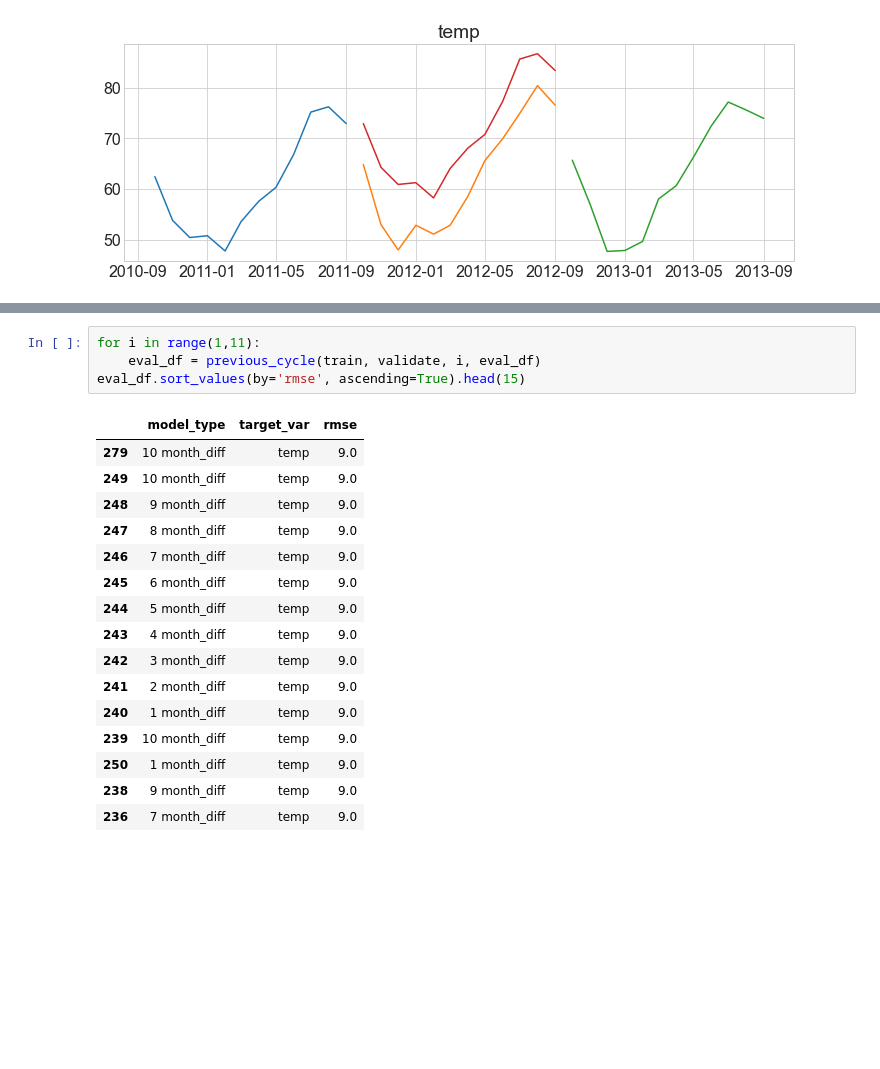
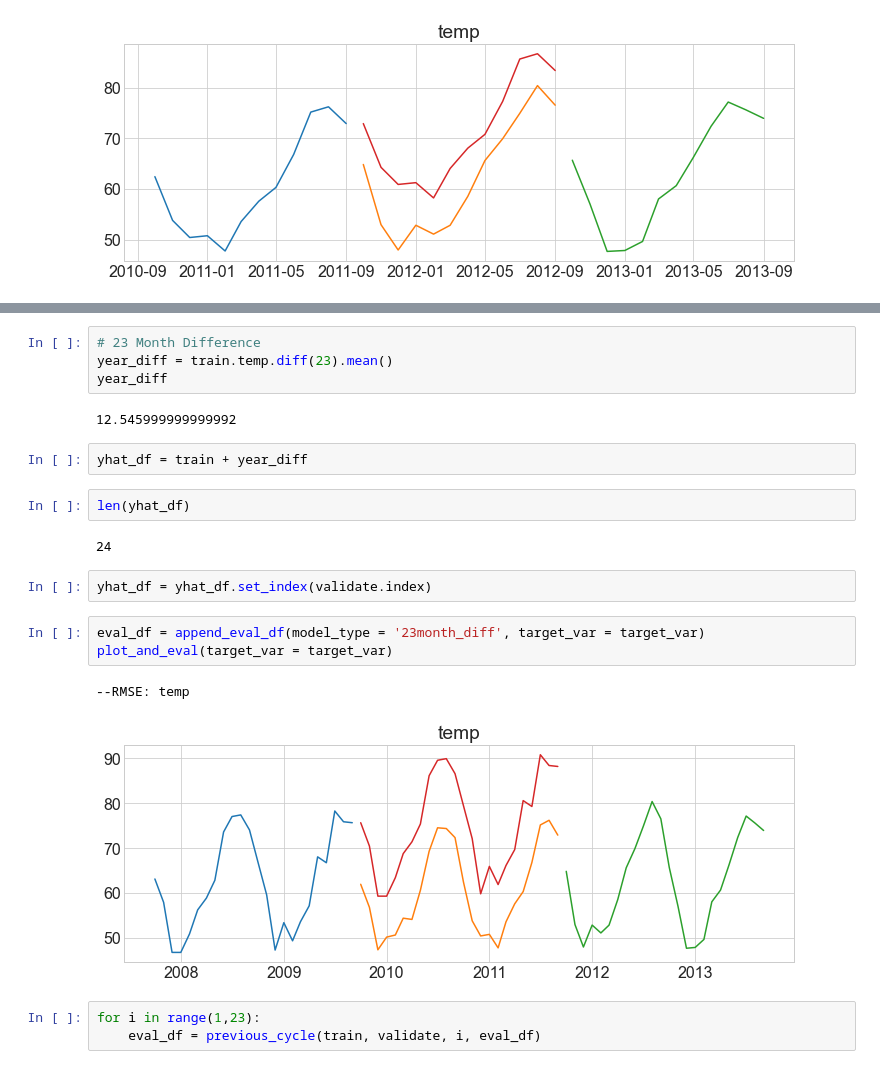
Before and after one commit to joshuamchavez2/time-series-analysis, a Jupyter notebook: final.ipynb, the cells around one changed output, grey strips where cells are left out. Saved outputs shown, nothing was run; the diff lists cells and outputs as text; blank space fills up the shorter version.

```diff
--- a/final.ipynb
+++ b/final.ipynb
@@ -641,21 +646,23 @@ def previous_cycle(train, validate, diff, eval_df):
+# %%
+# 23 Month Difference
+year_diff = train.temp.diff(23).mean()
+year_diff
+# %% [output]
+12.545999999999992
+# %%
+yhat_df = train + year_diff
+# %%
+len(yhat_df)
+# %% [output]
+24
+# %%
+yhat_df = yhat_df.set_index(validate.index)
+# %%
+eval_df = append_eval_df(model_type = '23month_diff', target_var = target_var)
+plot_and_eval(target_var = target_var)
+# %% [output]
+--RMSE: temp
+[figure, added]
 # %%
-for i in range(1,11):
+for i in range(1,23):
     eval_df = previous_cycle(train, validate, i, eval_df)
-eval_df.sort_values(by='rmse', ascending=True).head(15)
-# %% [output]
-|  | model_type | target_var | rmse |
-| 279 | 10 month_diff | temp | 9.0 |
-| 249 | 10 month_diff | temp | 9.0 |
-| 248 | 9 month_diff | temp | 9.0 |
-| 247 | 8 month_diff | temp | 9.0 |
-| 246 | 7 month_diff | temp | 9.0 |
-| 245 | 6 month_diff | temp | 9.0 |
-| 244 | 5 month_diff | temp | 9.0 |
-| 243 | 4 month_diff | temp | 9.0 |
-| 242 | 3 month_diff | temp | 9.0 |
-| 241 | 2 month_diff | temp | 9.0 |
-| 240 | 1 month_diff | temp | 9.0 |
-| 239 | 10 month_diff | temp | 9.0 |
-| 250 | 1 month_diff | temp | 9.0 |
-| 238 | 9 month_diff | temp | 9.0 |
-| 236 | 7 month_diff | temp | 9.0 |
```
Also changed, not shown: parts of 38 cells of this notebook.
